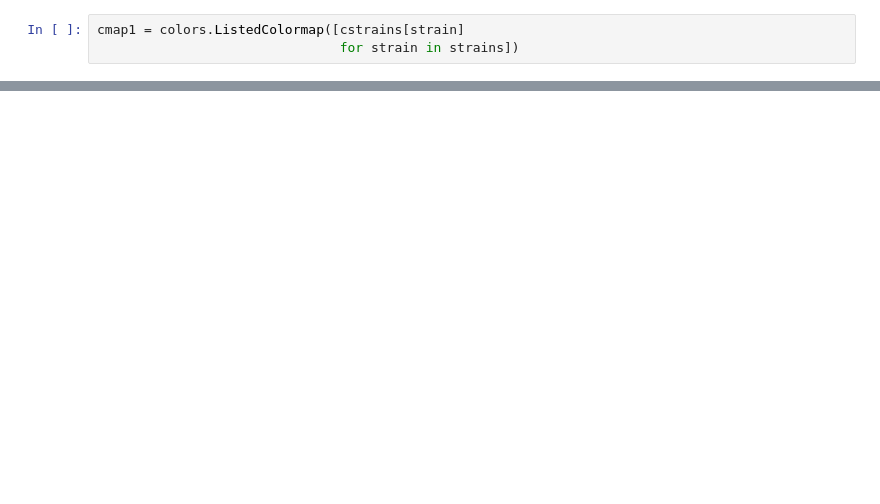
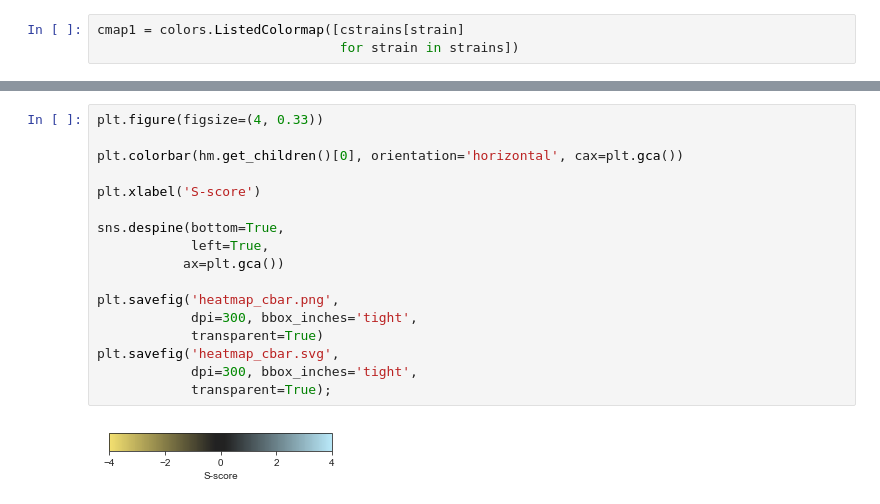
Before and after one commit to mgalardini/2018koyeast, a Jupyter notebook: notebooks/heatmaps.ipynb, the cells around one changed output, grey strips where cells are left out. Cells and saved outputs as stored; diff of their text form; blank space fills up the shorter version.

```diff
--- a/notebooks/heatmaps.ipynb
+++ b/notebooks/heatmaps.ipynb
@@ -169,0 +281,19 @@ plt.savefig('heatmap.svg',
+# %%
+plt.figure(figsize=(4, 0.33))
+
+plt.colorbar(hm.get_children()[0], orientation='horizontal', cax=plt.gca())
+
+plt.xlabel('S-score')
+
+sns.despine(bottom=True,
+            left=True,
+           ax=plt.gca())
+
+plt.savefig('heatmap_cbar.png',
+            dpi=300, bbox_inches='tight',
+            transparent=True)
+plt.savefig('heatmap_cbar.svg',
+            dpi=300, bbox_inches='tight',
+            transparent=True);
+# %% [output]
+[figure, added]
```
Also changed, not shown: parts of 11 cells of this notebook.
